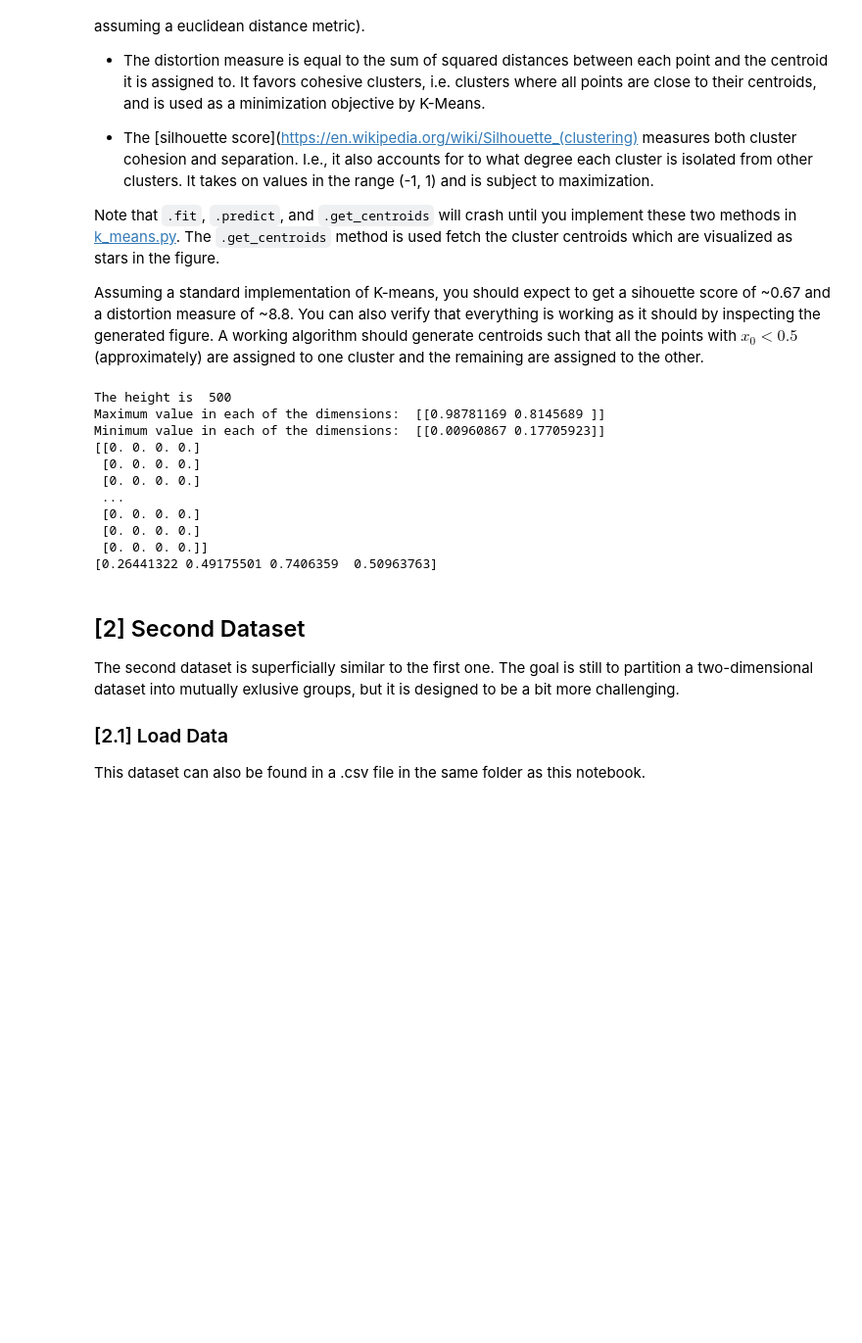
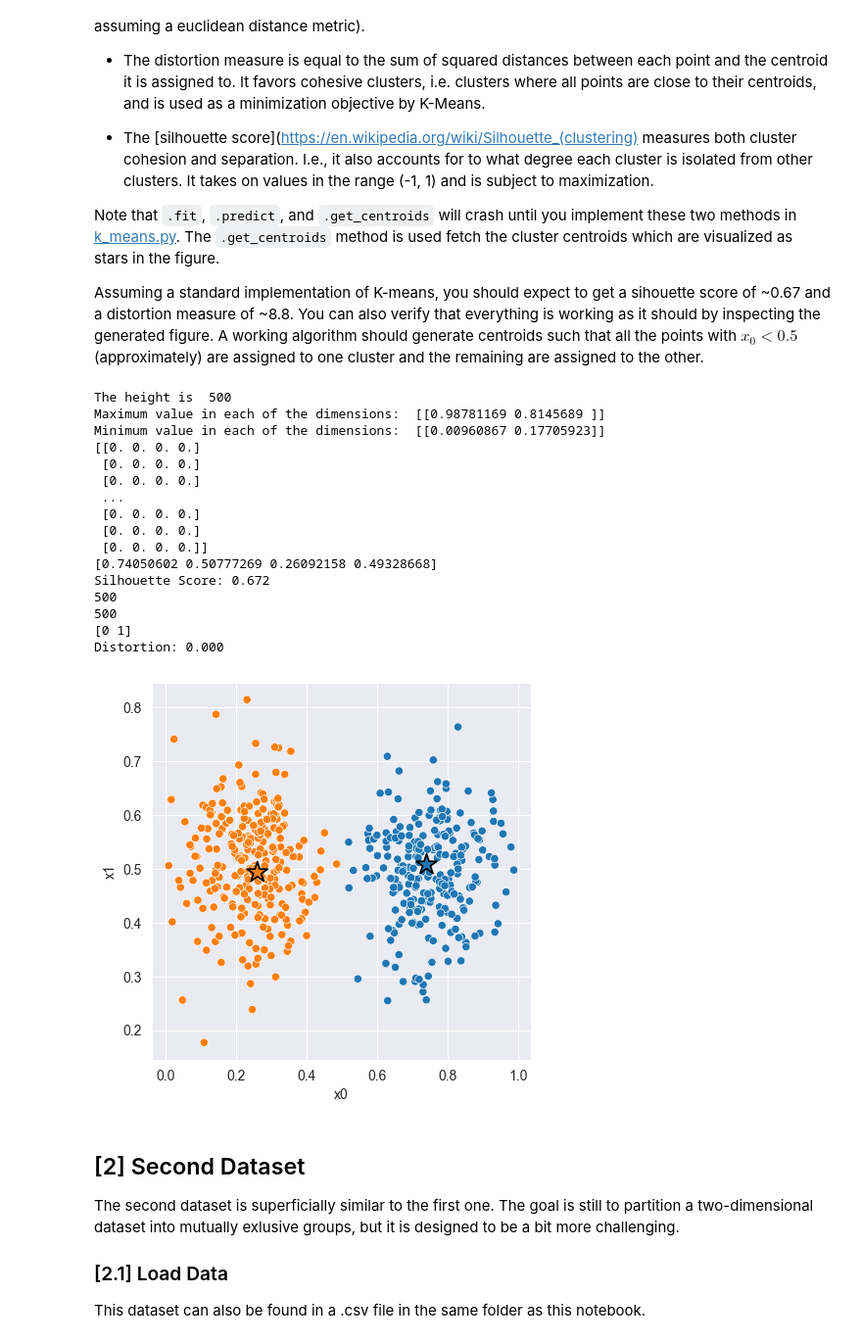
Before and after one commit to IsakAndrade/TDT-4173-2023-task-1, a Jupyter notebook: k_means/experiment.ipynb, the cells around one changed output. Shown: that part at 98% size. Drawn from its saved outputs; the diff is of its cells as text; code cells hidden in the pictures; blank space fills up the shorter version.

```diff
--- a/k_means/experiment.ipynb
+++ b/k_means/experiment.ipynb
@@ -70,42 +73,49 @@ Assuming a standard implementation of K-means, you should expect to get a sihoue
 # %%
 %autoreload
 
 import numpy as np
 import pandas as pd
 import matplotlib.pyplot as plt
 import seaborn as sns
 import k_means as km # <-- Your implementation
 
 sns.set_style('darkgrid')
 # Fit Model
 X = data_1[['x0', 'x1']]
 model_1 = km.KMeans() # <-- Should work with default constructor
-centroids = model_1.fit(X)
-print(centroids)
+model_1.fit(X)
+print(model_1.centroids[0])
+
 # Compute Silhouette Score
-#z = model_1.predict(X)
-#print(f'Silhouette Score: {km.euclidean_silhouette(X, z) :.3f}')
-#print(f'Distortion: {km.euclidean_distortion(X, z) :.3f}')
+z = model_1.predict(X)
+print(f'Silhouette Score: {km.euclidean_silhouette(X, z) :.3f}')
+print(f'Distortion: {km.euclidean_distortion(X, z) :.3f}')
 
 # Plot cluster assignments
-#C = model_1.get_centroids()
-#K = len(C)
-#_, ax = plt.subplots(figsize=(5, 5), dpi=100)
-#sns.scatterplot(x='x0', y='x1', hue=z, hue_order=range(K), palette='tab10', data=X, ax=ax);
-#sns.scatterplot(x=C[:,0], y=C[:,1], hue=range(K), palette='tab10', marker='*', s=250, edgecolor='black', ax=ax)
-#ax.legend().remove();
+C = model_1.get_centroids()
+K = len(C)
+_, ax = plt.subplots(figsize=(5, 5), dpi=100)
+sns.scatterplot(x='x0', y='x1', hue=z, hue_order=range(K), palette='tab10', data=X, ax=ax);
+sns.scatterplot(x=C[:,0], y=C[:,1], hue=range(K), palette='tab10', marker='*', s=250, edgecolor='black', ax=ax)
+ax.legend().remove();
 # %% [output]
 The height is  500
 Maximum value in each of the dimensions:  [[0.98781169 0.8145689 ]]
 Minimum value in each of the dimensions:  [[0.00960867 0.17705923]]
 [[0. 0. 0. 0.]
  [0. 0. 0. 0.]
  [0. 0. 0. 0.]
  ...
  [0. 0. 0. 0.]
  [0. 0. 0. 0.]
  [0. 0. 0. 0.]]
-[0.26441322 0.49175501 0.7406359  0.50963763]
+[0.74050602 0.50777269 0.26092158 0.49328668]
+Silhouette Score: 0.672
+500
+500
+[0 1]
+Distortion: 0.000
+[figure, added]
 # %% [markdown]
 ## [2] Second Dataset
 
```
Also changed, not shown: parts of 4 cells of this notebook, 1 other file.
